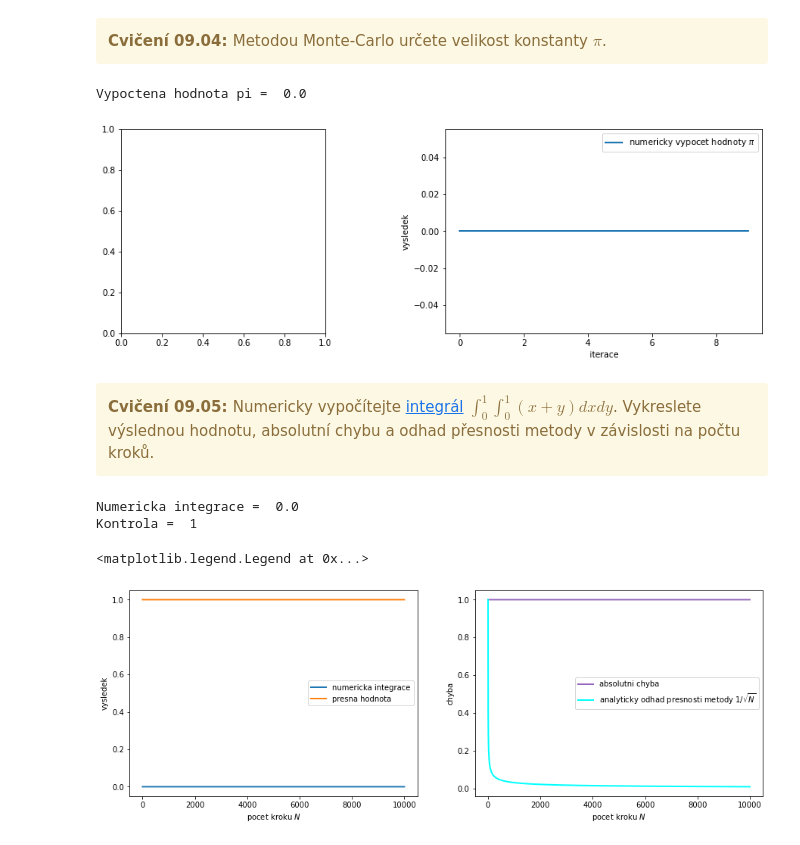
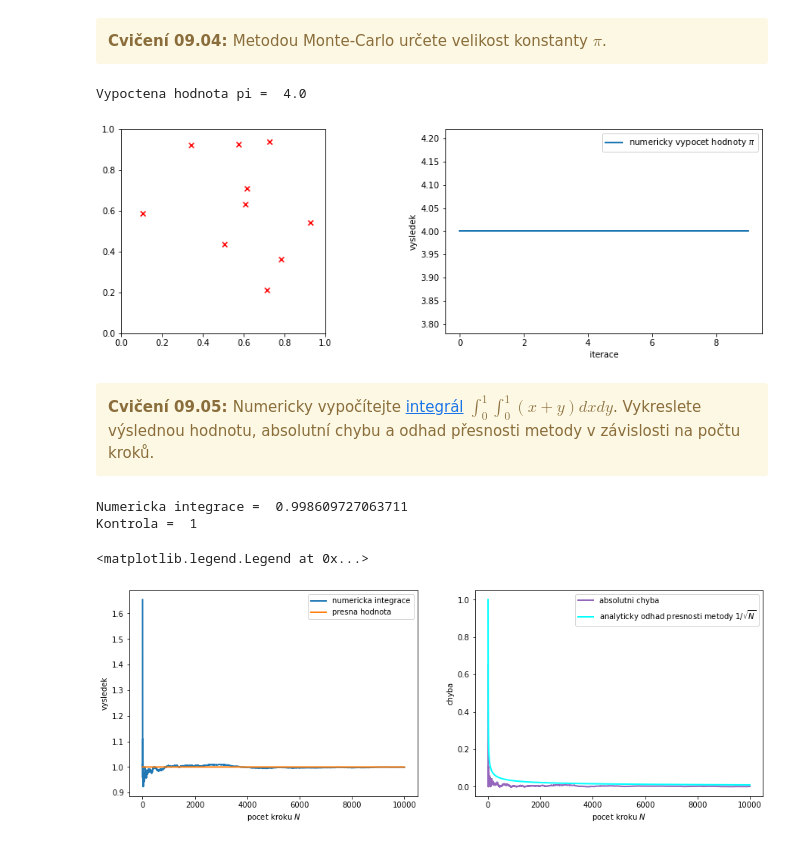
Before and after one commit to m-jirka/nme_cv, a Jupyter notebook: Cviceni09.ipynb, the cells around one changed output. Drawn from its saved outputs; the diff is of its cells as text; code cells hidden in the pictures.

```diff
--- a/Cviceni09.ipynb
+++ b/Cviceni09.ipynb
@@ -47,6 +47,7 @@ S_obdelnik = 0
 for i in range(pocet_kroku):
     bod = a + i*r
     # DOPLNTE
+    S_obdelnik = S_obdelnik + r*(f(bod+r/2))
 print('Obdelnikova metoda: ',S_obdelnik)
 
 # lichobeznikova metoda
@@ -54,6 +55,7 @@ S_lichobeznik = 0
 for i in range(pocet_kroku):
     bod = a + i*r
     # DOPLNTE
+    S_lichobeznik = S_lichobeznik + r*(f(bod)+f(bod+r))/2
 print('Lichobeznikova metoda: ',S_lichobeznik)
 
 # Simpsonovo pravidlo
@@ -62,5 +64,6 @@ pocet_kroku_simpson = int(np.round(pocet_kroku/2))
 for i in range(pocet_kroku_simpson):
     bod = a + 2*i*r
     # DOPLNTE
+    S_simpson = S_simpson + r/3*(f(bod) + 4*f(bod+r) + f(bod + 2*r))
 print('Simpsonovo pravidlo: ',S_simpson)
 # %% [output]
@@ -137,6 +140,7 @@ for i in range(m):
     # DOPLNTE
     #
     # DOPLNTE
+    integral = integral+ vahy[i,1]*(b-a)/2*f(((b-a)*vahy[i,0]+ (a+b))/2)
 
 print('Nas vypocet: ',integral)
 
@@ -244,6 +249,11 @@ for i in range(steps):
     # DOPLNTE
     #
     # DOPLNTE
+    if (x[0,0]-0.5)**2+(x[0,1]-0.5)**2<0.5**2:
+        vkruhu = vkruhu + 1    # pricteme je
+        ax[0].scatter(x[0,0], x[0,1], marker="x", color='red')
+    else:
+        ax[0].scatter(x[0,0], x[0,1], marker="x", color='blue')
     npi = 4 * vkruhu / kapek
     plotPi[i] = npi
 
@@ -258,8 +268,8 @@ ax[1].legend()
 
 print('Vypoctena hodnota pi = ',npi)
 # %% [output]
-Vypoctena hodnota pi =  0.0
+Vypoctena hodnota pi =  4.0
-[figure, old version]
+[figure, new version]
 # %% [markdown]
 <div class="alert alert-block alert-warning"><b>Cvičení 09.05: </b> Numericky vypočítejte <a href="https://www.wolframalpha.com/input?i=integrate+x%2By+for+0%3Cx%3C1+and+0%3Cy%3C1">integrál</a> $\int_{0}^{1}\int_{0}^{1}(x+y) dx dy$. Vykreslete výslednou hodnotu, absolutní chybu a odhad přesnosti metody v závislosti na počtu kroků.</div>
 # %%
@@ -276,38 +286,41 @@ for i in range(kroku):
     # DOPLNTE
     #
     # DOPLNTE
+    r = np.random.rand(1,2)  # dve nahodna cisla v intervalu (0,1)
+    value =  f(r[0,0],r[0,1])  # vypocteme funkcni hodnotu v techto dvou nahodnych bodech
+    suma = suma + value    # pricteme ke kumulovane hodnote
     vysledky[i,0] = suma / (i+1)  # prumer (kumul. hodnota delena poctem kroku)
 integral = suma / kroku
 
 
 spravny_vysledek = 1
 print('Numericka integrace = ',integral)
 print('Kontrola = ',spravny_vysledek)
 
 spravny_vysledek = spravny_vysledek*np.ones((kroku,1))
 
 # absolutni chyba
 abs_chyba = np.abs(vysledky-spravny_vysledek)
 # presnost vypoctu metodou Monte-Carlo je ~ 1/sqrt(N)
 odhad_presnosti = np.linspace(1,kroku+1,num=kroku)**(-1/2)
 
 
 fig, ax = plt.subplots(1,2,figsize=(15,5))
 ax[0].plot(vysledky[:,0],linewidth=2,label='numericka integrace')
 ax[0].plot(spravny_vysledek*np.ones((kroku,1)),linewidth=2,label='presna hodnota')
 ax[0].set_xlabel(r'pocet kroku $N$')
 ax[0].set_ylabel('vysledek')
 ax[0].legend()
 
 ax[1].plot(abs_chyba,linewidth=2,color='C4',label='absolutni chyba')
 ax[1].plot(odhad_presnosti,linewidth=2,color='cyan',label=r'analyticky odhad presnosti metody $1/\sqrt{N}$')
 ax[1].set_xlabel(r'pocet kroku $N$')
 ax[1].set_ylabel('chyba')
 #ax[1].set_xscale('log')
 #ax[1].set_yscale('log')
 ax[1].legend()
 # %% [output]
-Numericka integrace =  0.0
+Numericka integrace =  0.998609727063711
 Kontrola =  1
 <matplotlib.legend.Legend at 0x...>
-[figure, old version]
+[figure, new version]
```
Also changed, not shown: parts of 3 cells of this notebook, 28 other files.
